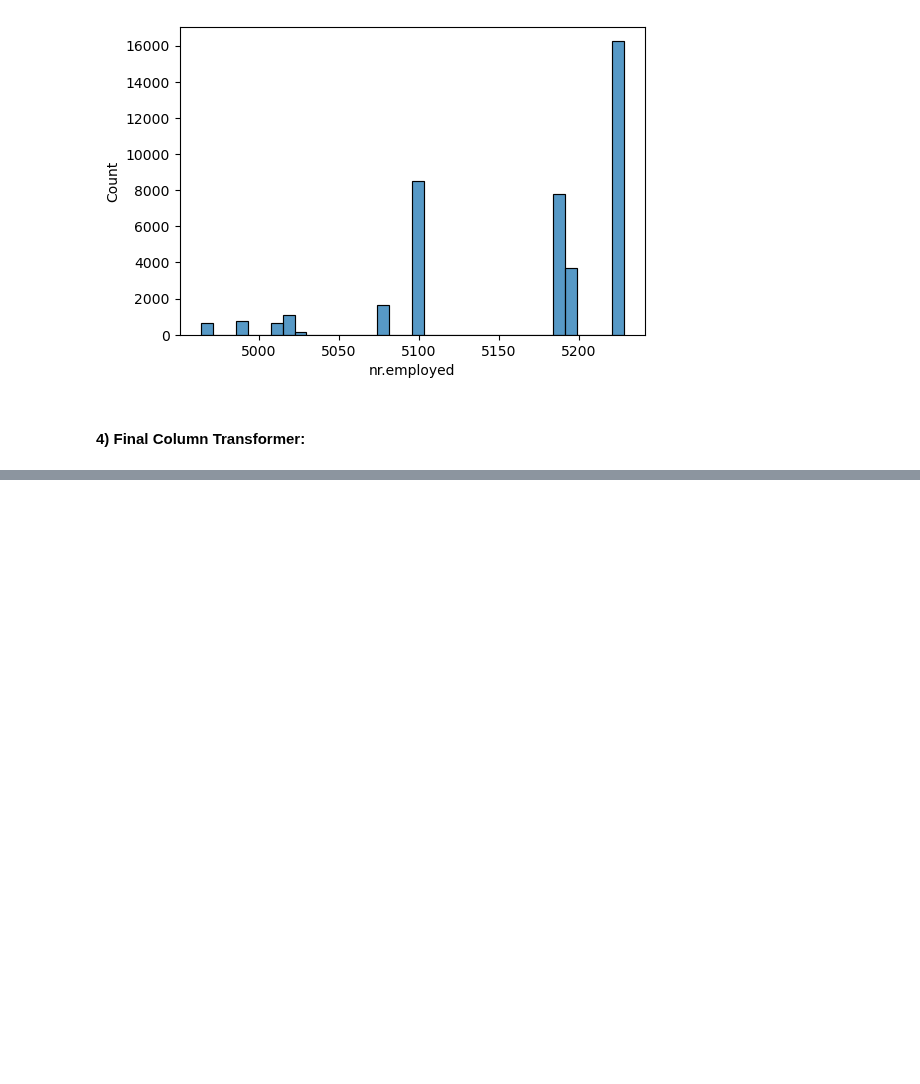
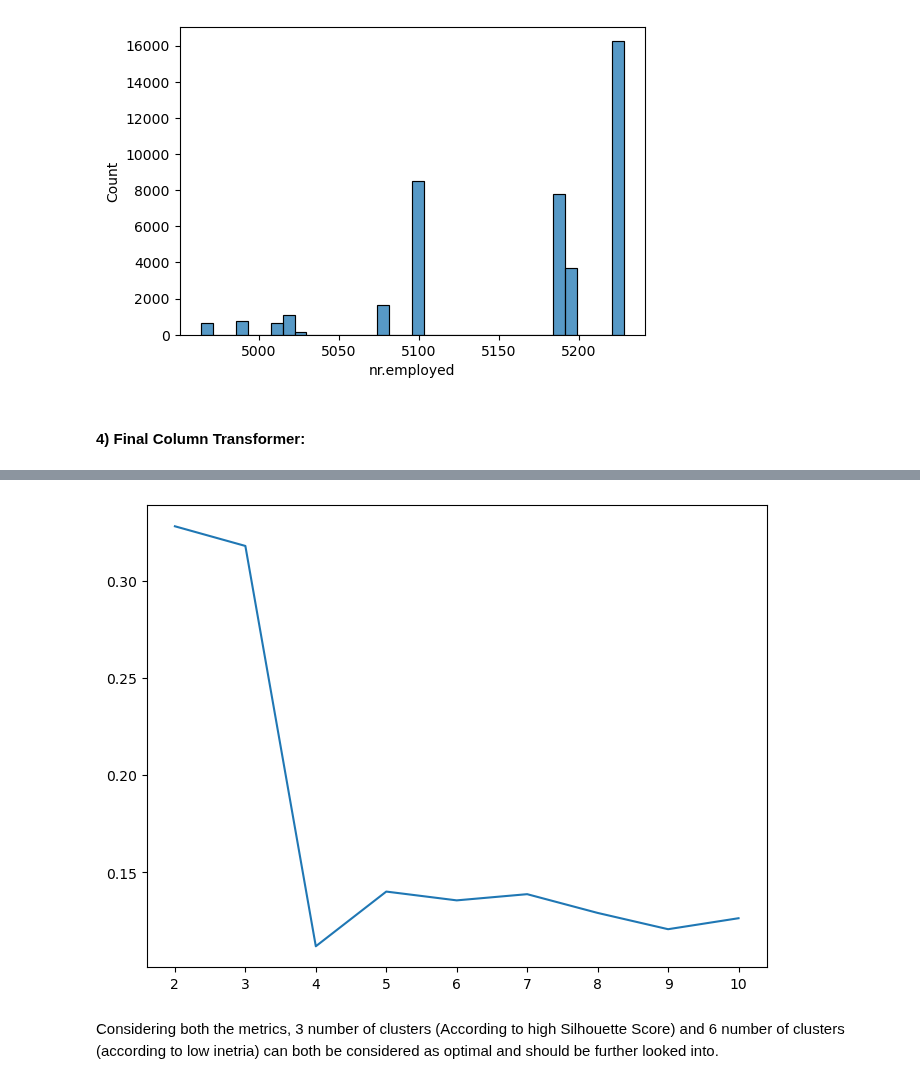
Before and after one commit to Shailya777/Learning-Logs, a Jupyter notebook: Machine_Learning/09_Clustering(Unsupervised Learning)/04_Practice_Project3(KMeans Clustering on Bank Data).ipynb, the cells around one changed output, grey strips where cells are left out. Saved outputs shown, nothing was run; the diff lists cells and outputs as text; code cells hidden in the pictures; blank space fills up the shorter version.

```diff
--- a/Machine_Learning/09_Clustering(Unsupervised Learning)/04_Practice_Project3(KMeans Clustering on Bank Data).ipynb
+++ b/Machine_Learning/09_Clustering(Unsupervised Learning)/04_Practice_Project3(KMeans Clustering on Bank Data).ipynb
@@ -755,0 +804,10 @@ preprocessor = ColumnTransformer([
+# %%
+# Visualizing Silhouette Score:
+
+plt.figure(figsize= (8,6))
+sns.lineplot(x= range(2,11), y= sil_score)
+plt.show()
+# %% [output]
+[figure, added]
+# %% [markdown]
+Considering both the metrics, 3 number of clusters (According to high Silhouette Score) and 6 number of clusters (according to low inetria) can both be considered as optimal and should be further looked into.
```
Also changed, not shown: parts of 5 cells of this notebook.
